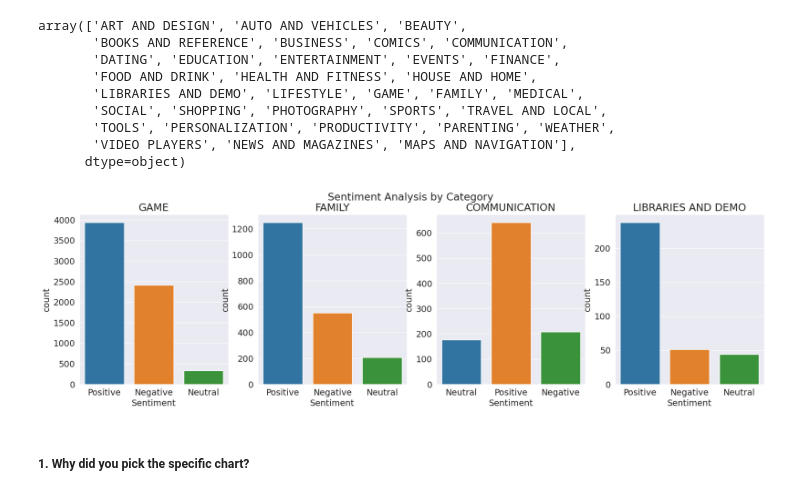
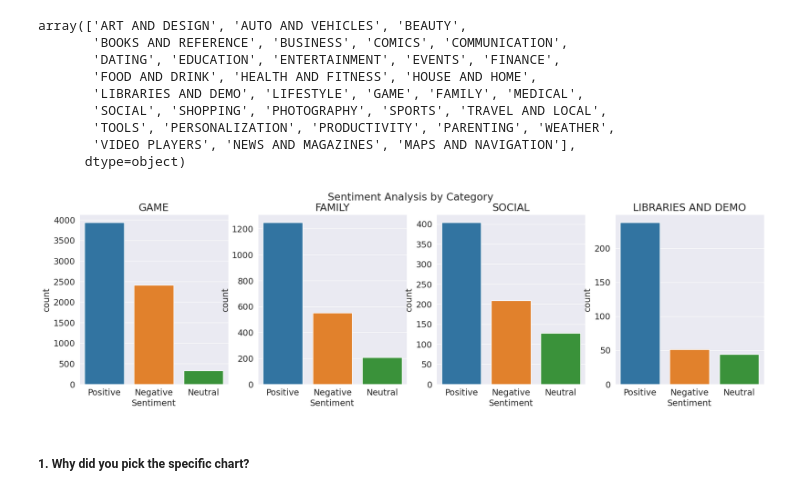
Before and after one commit to azizdafi/playstore-EDA, a Jupyter notebook: Final_Draft_Playstore_App_EDA_Submission_Sayed_Aziz1.ipynb, the cells around one changed output. Cells and saved outputs as stored; diff of their text form; code cells hidden in the pictures.

```diff
--- a/Final_Draft_Playstore_App_EDA_Submission_Sayed_Aziz1.ipynb
+++ b/Final_Draft_Playstore_App_EDA_Submission_Sayed_Aziz1.ipynb
@@ -931,22 +922,22 @@ array(['ART AND DESIGN', 'AUTO AND VEHICLES', 'BEAUTY',
       dtype=object)
 # %%
 # Chart - 13 visualization code
-x=['GAME','FAMILY','COMMUNICATION', 'LIBRARIES AND DEMO']
+x=['GAME','FAMILY','SOCIAL', 'LIBRARIES AND DEMO']
 #we can choose any category and include in the x variable
 
 fig, axes = plt.subplots(1, len(x), figsize=(20, 5))
 
 for i, category in enumerate(x):
     temp_df = merge_df[merge_df['Category'] == category]
     sns.countplot(data=temp_df, x='Sentiment', ax=axes[i])
     axes[i].set_title(category)
 
 fig.suptitle('Sentiment Analysis by Category')
 
 # Show the plot
 plt.show()
 # %% [output]
-[figure, old version]
+[figure, new version]
 # %%
 # # Chart - 13 visualization code (old code)
 # x=['GAME','FAMILY','COMMUNICATION', 'LIBRARIES AND DEMO']
```
Also changed, not shown: parts of 19 cells of this notebook.
